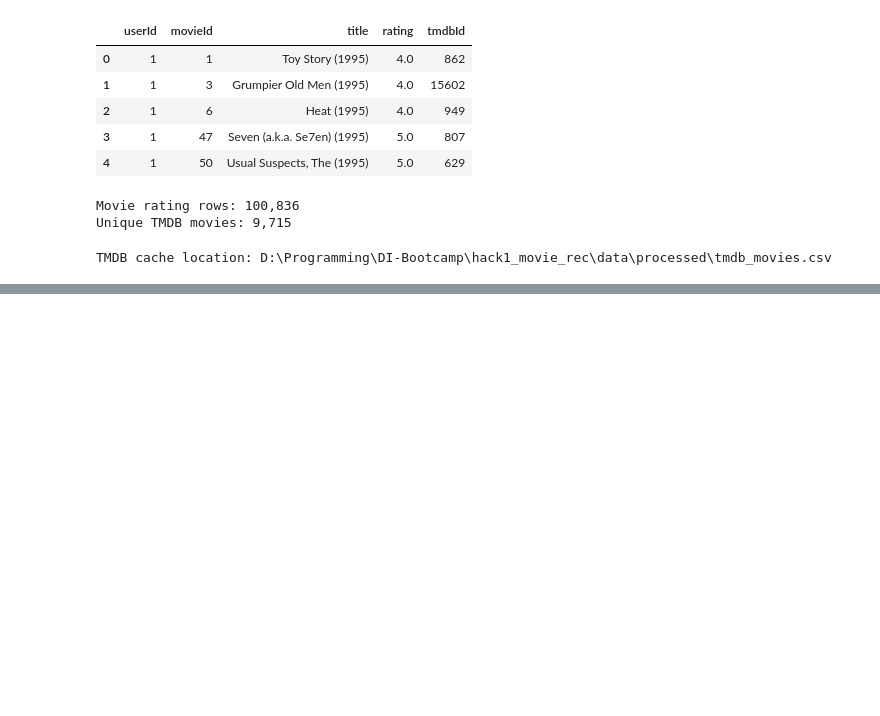
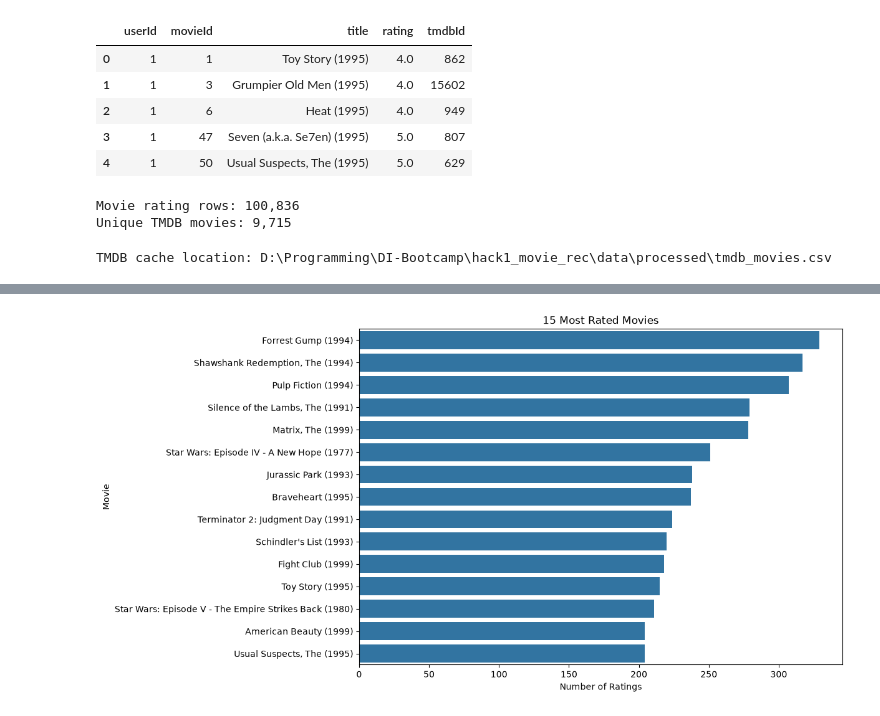
Before and after one commit to elem86/hack1_movie_rec, a Jupyter notebook: notebooks/01_data_exploration.ipynb, the cells around one changed output, grey strips where cells are left out. Drawn from its saved outputs; the diff is of its cells as text; code cells hidden in the pictures; blank space fills up the shorter version.

```diff
--- a/notebooks/01_data_exploration.ipynb
+++ b/notebooks/01_data_exploration.ipynb
@@ -522,0 +1031,17 @@ Download finished.
+# %%
+most_rated = (
+    movie_ratings
+    .groupby(["movieId", "title"])
+    .agg(
+        rating_count=("rating", "count"),
+        average_rating=("rating", "mean")
+    )
+    .reset_index()
+    .sort_values(
+        "rating_count",
+        ascending=False
+    )
+    .head(15)
+)
+
+most_rated
@@ -522,0 +1065,16 @@ Download finished.
+# %%
+plt.figure(figsize=(10, 7))
+
+sns.barplot(
+    data=most_rated,
+    x="rating_count",
+    y="title"
+)
+
+plt.title("15 Most Rated Movies")
+plt.xlabel("Number of Ratings")
+plt.ylabel("Movie")
+
+plt.show()
+# %% [output]
+[figure, added]
```
Also changed, not shown: parts of 53 cells of this notebook.
